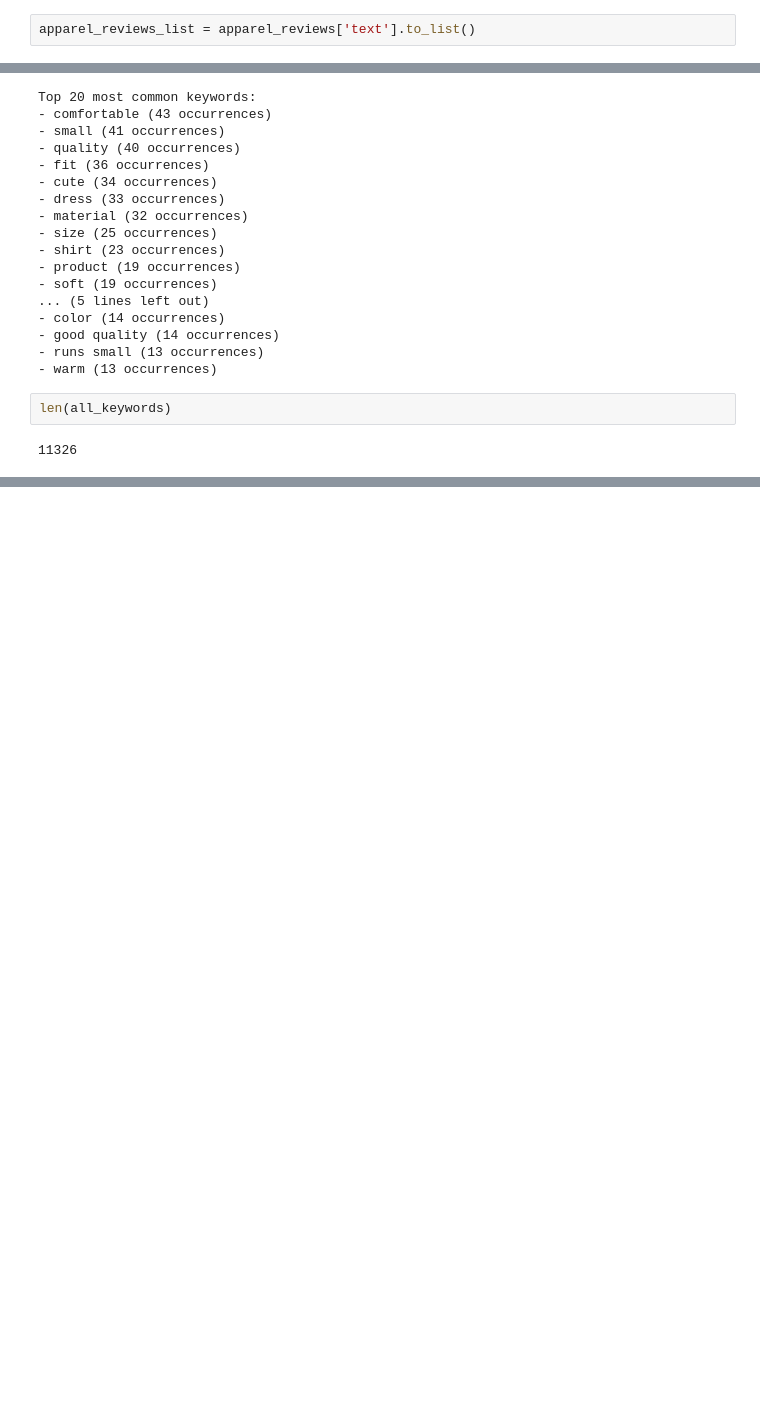
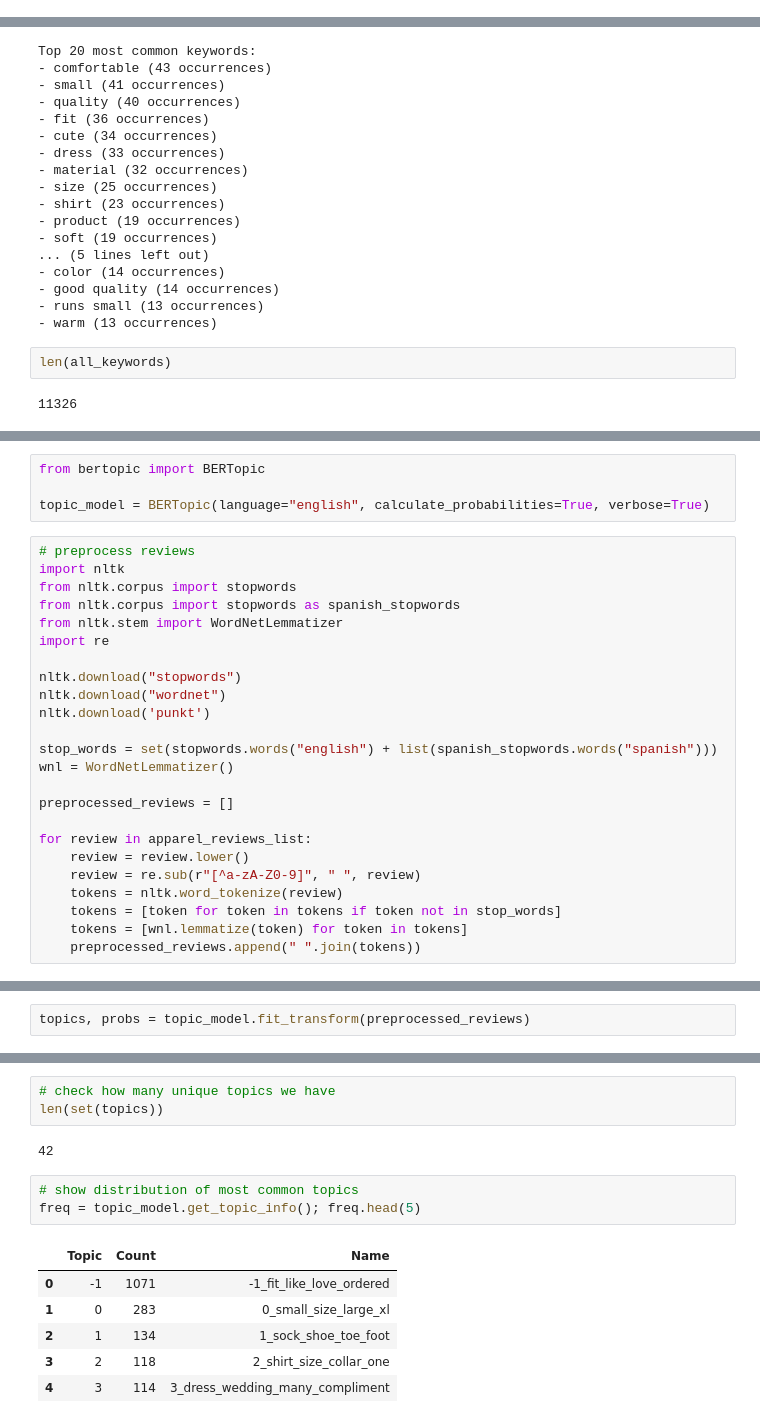
Before and after one commit to rsidorchuk93/Large_Language_Models, a Jupyter notebook: eCommerce_reviews_tagging_keywords_extraction.ipynb, the cells around one changed output, grey strips where cells are left out. Cells and saved outputs as stored; diff of their text form; blank space fills up the shorter version.

```diff
--- a/eCommerce_reviews_tagging_keywords_extraction.ipynb
+++ b/eCommerce_reviews_tagging_keywords_extraction.ipynb
@@ -205,8 +231,6 @@ As a next step, we can use this list to define top tags and assign these tags to
 # %%
 from keybert import KeyBERT
 kw_model = KeyBERT()
-# %%
-apparel_reviews_list = apparel_reviews['text'].to_list()
 # %% [markdown]
 **Example of keywords extraction**
 # %%
@@ -279,0 +308,28 @@ len(all_keywords)
+# %%
+from bertopic import BERTopic
+
+topic_model = BERTopic(language="english", calculate_probabilities=True, verbose=True)
+# %%
+# preprocess reviews
+import nltk
+from nltk.corpus import stopwords
+from nltk.corpus import stopwords as spanish_stopwords
+from nltk.stem import WordNetLemmatizer
+import re
+
+nltk.download("stopwords")
+nltk.download("wordnet")
+nltk.download('punkt')
+
+stop_words = set(stopwords.words("english") + list(spanish_stopwords.words("spanish")))
+wnl = WordNetLemmatizer()
+
+preprocessed_reviews = []
+
+for review in apparel_reviews_list:
+    review = review.lower()
+    review = re.sub(r"[^a-zA-Z0-9]", " ", review)
+    tokens = nltk.word_tokenize(review)
+    tokens = [token for token in tokens if token not in stop_words]
+    tokens = [wnl.lemmatize(token) for token in tokens]
+    preprocessed_reviews.append(" ".join(tokens))
@@ -279,0 +351,2 @@ len(all_keywords)
+# %%
+topics, probs = topic_model.fit_transform(preprocessed_reviews)
@@ -279,0 +358,15 @@ len(all_keywords)
+# %%
+# check how many unique topics we have
+len(set(topics))
+# %% [output]
+42
+# %%
+# show distribution of most common topics
+freq = topic_model.get_topic_info(); freq.head(5)
+# %% [output]
+|  | Topic | Count | Name |
+| 0 | -1 | 1071 | -1_fit_like_love_ordered |
+| 1 | 0 | 283 | 0_small_size_large_xl |
+| 2 | 1 | 134 | 1_sock_shoe_toe_foot |
+| 3 | 2 | 118 | 2_shirt_size_collar_one |
+| 4 | 3 | 114 | 3_dress_wedding_many_compliment |
```
Also changed, not shown: parts of 17 cells of this notebook.
